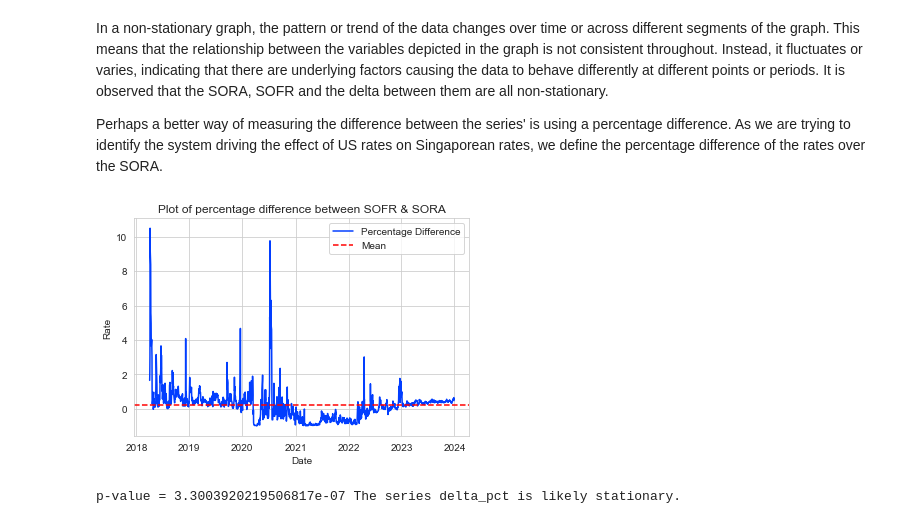
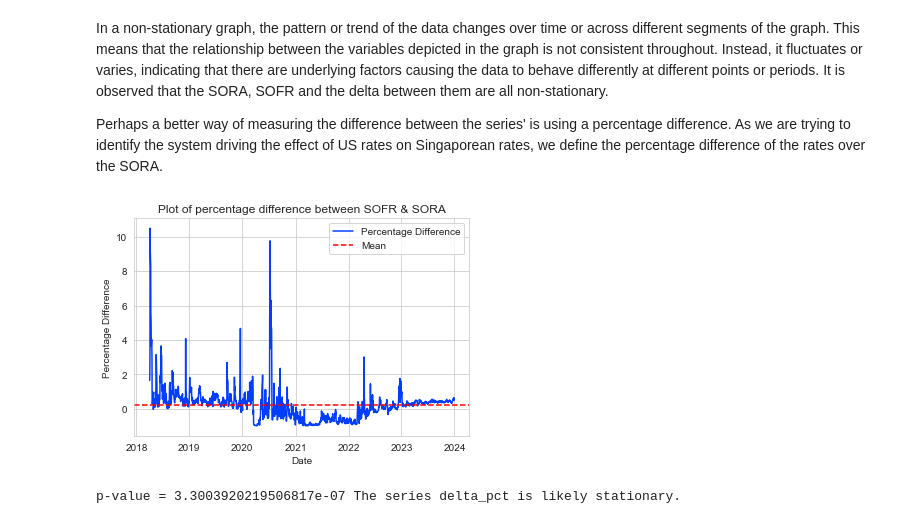
Before and after one commit to mattchia/DSA5206-Project, a Jupyter notebook: part2.ipynb, the cells around one changed output. Cells and saved outputs as stored; diff of their text form; code cells hidden in the pictures.

```diff
--- a/part2.ipynb
+++ b/part2.ipynb
@@ -187,19 +187,19 @@ Perhaps a better way of measuring the difference between the series' is using a
 # %%
 # Percentage difference between SOFR and SORA
 df['delta_pct'] = (df['SOFR Rate'] - df['SORA Rate']) / df['SORA Rate']
 
 # Graph the percentage difference
 m = df['delta_pct'].mean()
 
 plt.plot(df['date'], df['delta_pct'])
 plt.axhline(m, color='r', linestyle='--')
 plt.xlabel('Date')
-plt.ylabel('Rate')
+plt.ylabel('Percentage Difference')
 plt.title('Plot of percentage difference between SOFR & SORA')
 plt.legend(['Percentage Difference', 'Mean'])
 plt.show()
 # %% [output]
-[figure, old version]
+[figure, new version]
 # %%
 # Check for stationarity
 check_for_stationarity(df['delta_pct'])
```
Also changed, not shown: parts of 5 cells of this notebook.
